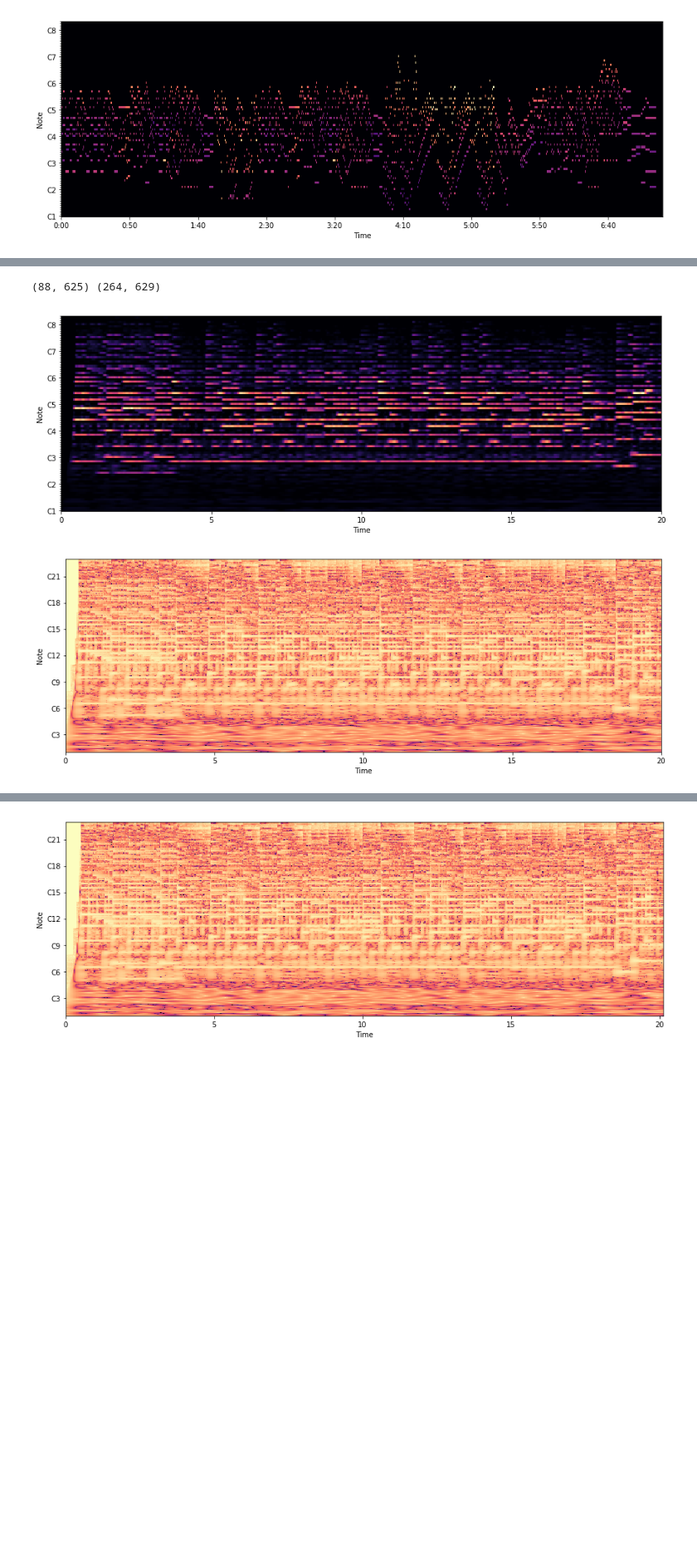
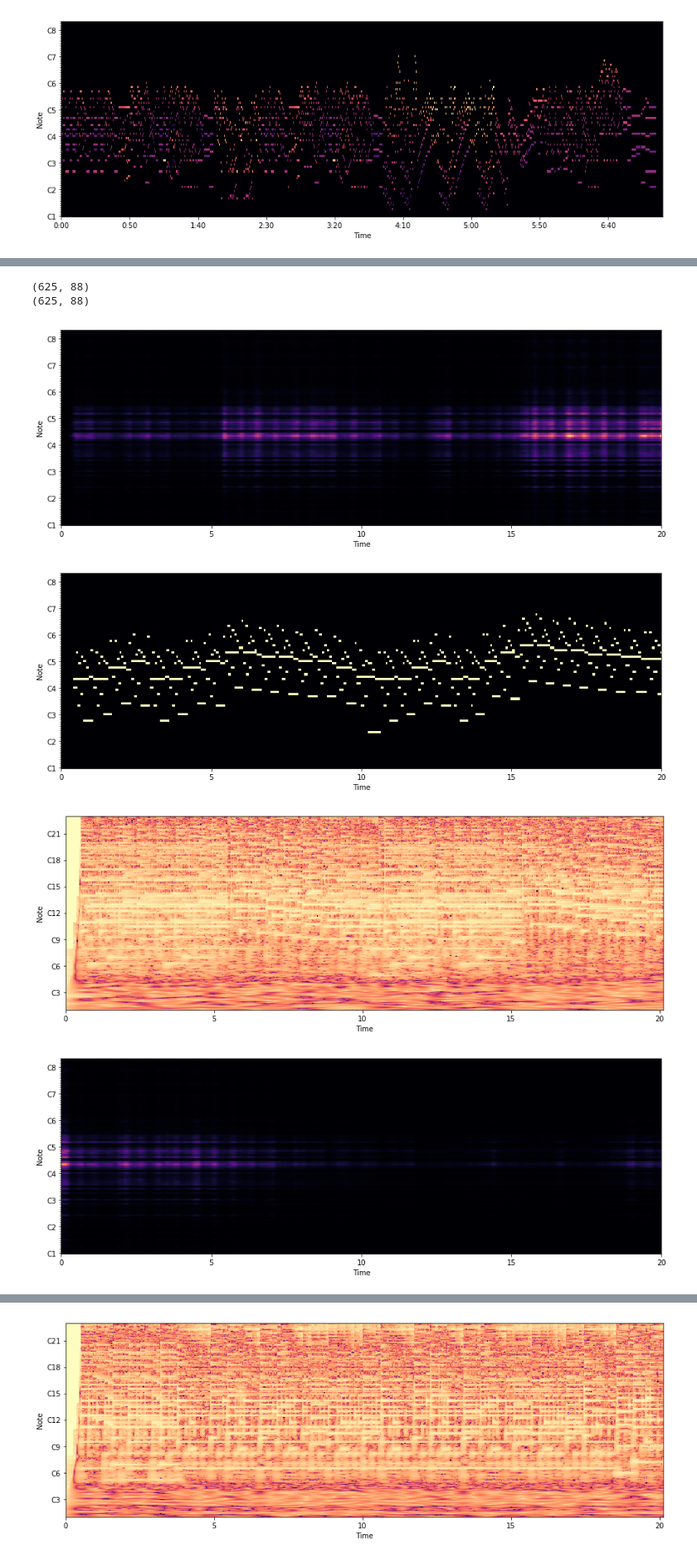
Before and after one commit to kosmels/amt_nn, a Jupyter notebook: model.ipynb, the cells around one changed output, grey strips where cells are left out. Shown at 83% size. Drawn from its saved outputs; the diff is of its cells as text; code cells hidden in the pictures; blank space fills up the shorter version.

```diff
--- a/model.ipynb
+++ b/model.ipynb
@@ -199,0 +270,3 @@ Both matrices aligned to 12839 frames.
+# %%
+x = np.concatenate(batch[1], axis=0)
+prep.mp.plot_piano_roll(x.T)
@@ -218,5 +293,5 @@ prep.mp.plot_piano_roll(midi_m)
 [figure]
 # %%
 # cqt_m = prep.ap.cqt_matrix('D:\School\Bc\model\MAPS\AkPnBsdf\MUS\MAPS_MUS-alb_se3_AkPnBsdf.wav')
-cqt_m = prep.ap.cqt_matrix('D:\School\Bc\model\MAPS\AkPnBcht\MUS\MAPS_MUS-alb_se3_AkPnBcht.wav')
+cqt_m = prep.ap.cqt_matrix('\data\shared\MAPS\AkPnBcht\MUS\MAPS_MUS-chpn-p8_AkPnBcht.wav')
 cqt_m = prep.log_normalization(cqt_m)
@@ -223,2 +300,6 @@ cqt_m = prep.log_normalization(cqt_m)
+# %%
+midi_m = prep.mp.load_midi_file('D:\School\Bc\model\MAPS\AkPnBcht\MUS\MAPS_MUS-chpn-p8_AkPnBcht.mid')
+midi_m = prep.mp.pretty_midi_to_frame_matrix(midi_m)
+midi_m = prep.mp.midi_split_to_sequence(midi_m)
 # %%
 cqt_m = prep.ap.cqt_split_to_sequence(cqt_m)
@@ -231,0 +306,5 @@ input_sequence.shape
+# %%
+input_sequence = np.array(cqt_m[:2])
+input_sequence = np.array([x.T for x in input_sequence])
+input_sequence = np.array([x.reshape(*x.shape, -1) for x in input_sequence])
+input_sequence.shape
@@ -234,9 +324,13 @@ midi_predicted = model.predict(input_sequence)
 # %%
-for midi, cqt in zip(midi_predicted, cqt_m[:5]):
-    print(midi.shape, cqt.shape)
-    prep.mp.plot_piano_roll(midi)
-    prep.ap.create_spectrogram(cqt[:, 2:-2])
+for midi, cqt, midi_o in zip(midi_predicted, cqt_m[:2], midi_m[:2]):
+    print(midi.shape)
+    prep.mp.plot_piano_roll(midi.T)
+    prep.mp.plot_piano_roll(midi_o)
+    prep.ap.create_spectrogram(cqt)
 # %% [output]
-(88, 625) (264, 629)
+(625, 88)
+(625, 88)
-[figure, old version]
+[figure, new version]
-[figure, old version]
+[figure, new version]
+[figure, added]
+[figure, added]
```
Also changed, not shown: parts of 24 cells of this notebook, 7 other files.
